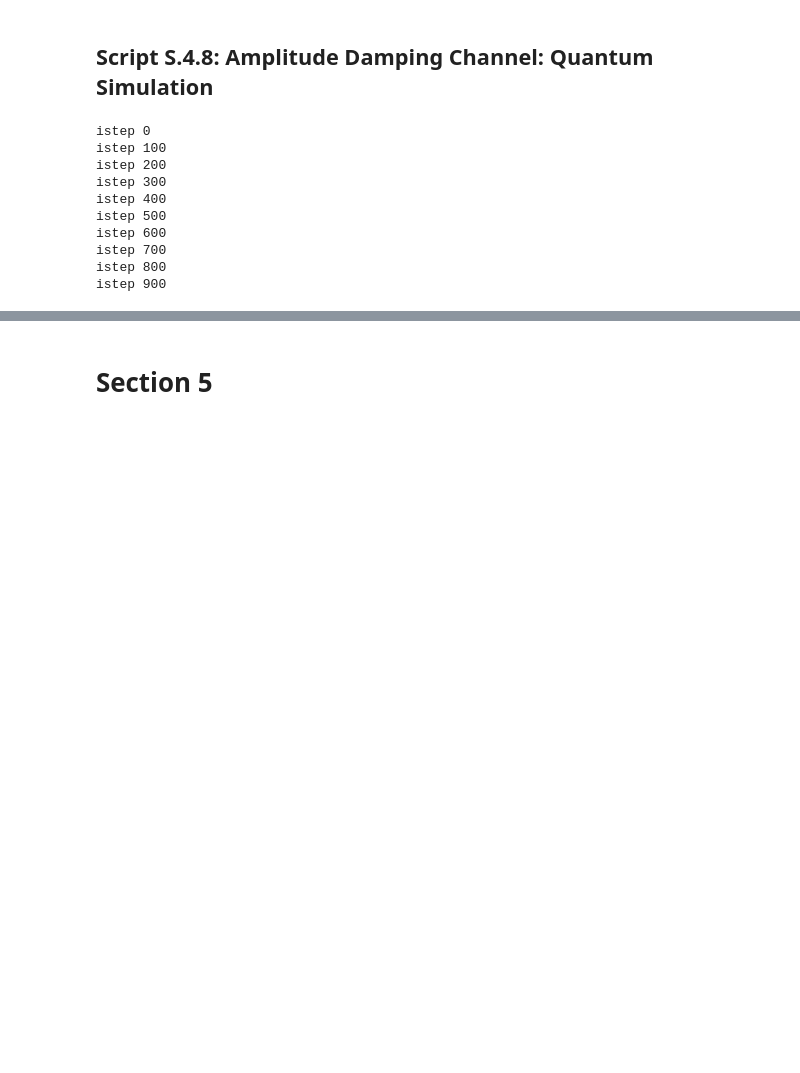
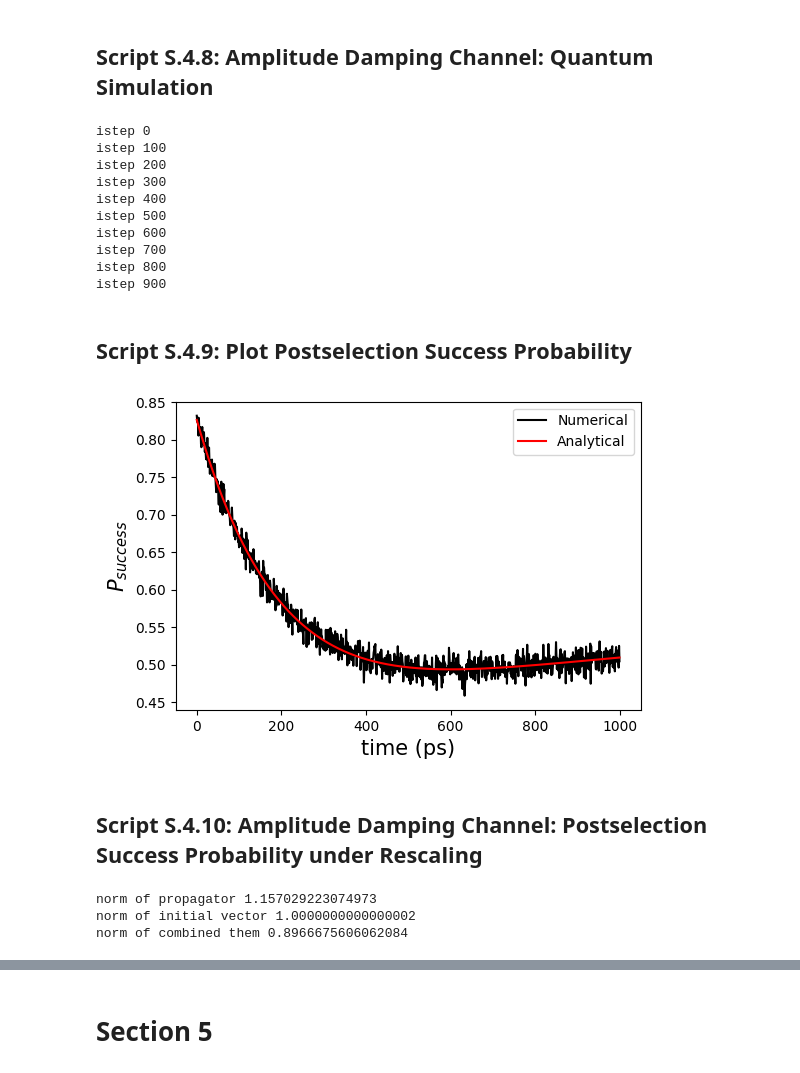
Before and after one commit to batistagroup/qflux, a Jupyter notebook: demos/manuscript/SI_IV.ipynb, the cells around one changed output, grey strips where cells are left out. Cells and saved outputs as stored; diff of their text form; code cells hidden in the pictures; blank space fills up the shorter version.

```diff
--- a/demos/manuscript/SI_IV.ipynb
+++ b/demos/manuscript/SI_IV.ipynb
@@ -475,3 +514,81 @@ istep 600
 istep 700
 istep 800
 istep 900
+# %% [markdown]
+## Script S.4.9: Plot Postselection Success Probability <a name="ScriptSpt4pt9"></a>
+# %%
+plt.figure(figsize=(6,4))
+plt.plot(time_sdam,P_success[:,0],'k-',label=r"Numerical")
+plt.plot(time_sdam,P_success[:,1],'r-',label=r"Analytical")
+plt.xlabel('time (ps)',fontsize=15)
+plt.ylabel('$P_{success}$',fontsize=15)
+plt.legend(loc = 'upper right')
+plt.show()
+# %% [output]
+[figure, added]
+# %% [markdown]
+## Script S.4.10: Amplitude Damping Channel: Postselection Success Probability under Rescaling <a name="ScriptSpt4pt10"></a>
+# %%
+def dilate_norm(array,normfac):
+
+    # Normalization factor, 1.1 times martix's norm to ensure contraction
+    norm = LA.norm(array,2)*normfac
+    array_new = array/norm
+
+    ident = np.eye(array.shape[0])
+
+    # Calculate the conjugate transpose of the G propagator
+    fcon = (array_new.conjugate()).T
+
+    # Calculate the defect matrix for dilation
+    fdef = LA.sqrtm(ident - np.dot(fcon, array_new))
+
+    # Calculate the defect matrix for the conjugate of the G propagator
+    fcondef = LA.sqrtm(ident - np.dot(array_new, fcon))
+
+    # Dilate the G propagator to create a unitary operator
+    array_dilated = np.block([[array_new, fcondef], [fdef, -fcon]])
+
+    return array_dilated, norm
+
+print('norm of propagator',LA.norm(Gprop_sdam[500],2))
+print('norm of initial vector',LA.norm(rho0_sdam.reshape(-1),2))
+print('norm of combined them',LA.norm(Gprop_sdam[500]@rho0_sdam.reshape(-1),2))
+
+normlist0 = np.linspace(1.1,5.0,50)
+normlist_real = np.zeros(len(normlist0))
+success_prob_list = np.zeros(len(normlist0))
+p_success_theory = np.zeros(len(normlist0))
+shots = 2000
+
+for inorm in range(len(normlist0)):
+
+    qr = QuantumRegister(2+1)  # Create a quantum register
+    cr = ClassicalRegister(2+1)  # Create a classical register to store measurement results
+    qc = QuantumCircuit(qr, cr)  # Combine the quantum and classical registers to create the quantum circuit
+
+    # Initialize the quantum circuit with the initial state
+    qc.initialize(rho0_sdam_dil, qr)
+    # Dilated propagator
+    U_G, norm = dilate_norm(Gprop_sdam[500], normlist0[inorm])
+    normlist_real[inorm] = norm
+
+    # Create a custom unitary operator with the dilated propagator
+    U_G_op = Operator(U_G)
+    # Apply the unitary operator to the quantum circuit's qubits and measure
+    qc.unitary(U_G_op, qr)
+    qc.measure(qr, cr)
+
+    counts1 = aersim.run(qc,shots=shots).result().get_counts()
+
+    success_counts = 0
+    for key in counts1:
+      if(key[0]=='0'): success_counts+= counts1[key]
+
+    p_success_theory[inorm] = LA.norm(1/norm*Gprop_sdam[500]@rho0_sdam.reshape(-1),2)**2
+    p_success = success_counts / shots
+    success_prob_list[inorm] = p_success
+# %% [output]
+norm of propagator 1.157029223074973
+norm of initial vector 1.0000000000000002
+norm of combined them 0.8966675606062084
```
Also changed, not shown: parts of 34 cells of this notebook.
